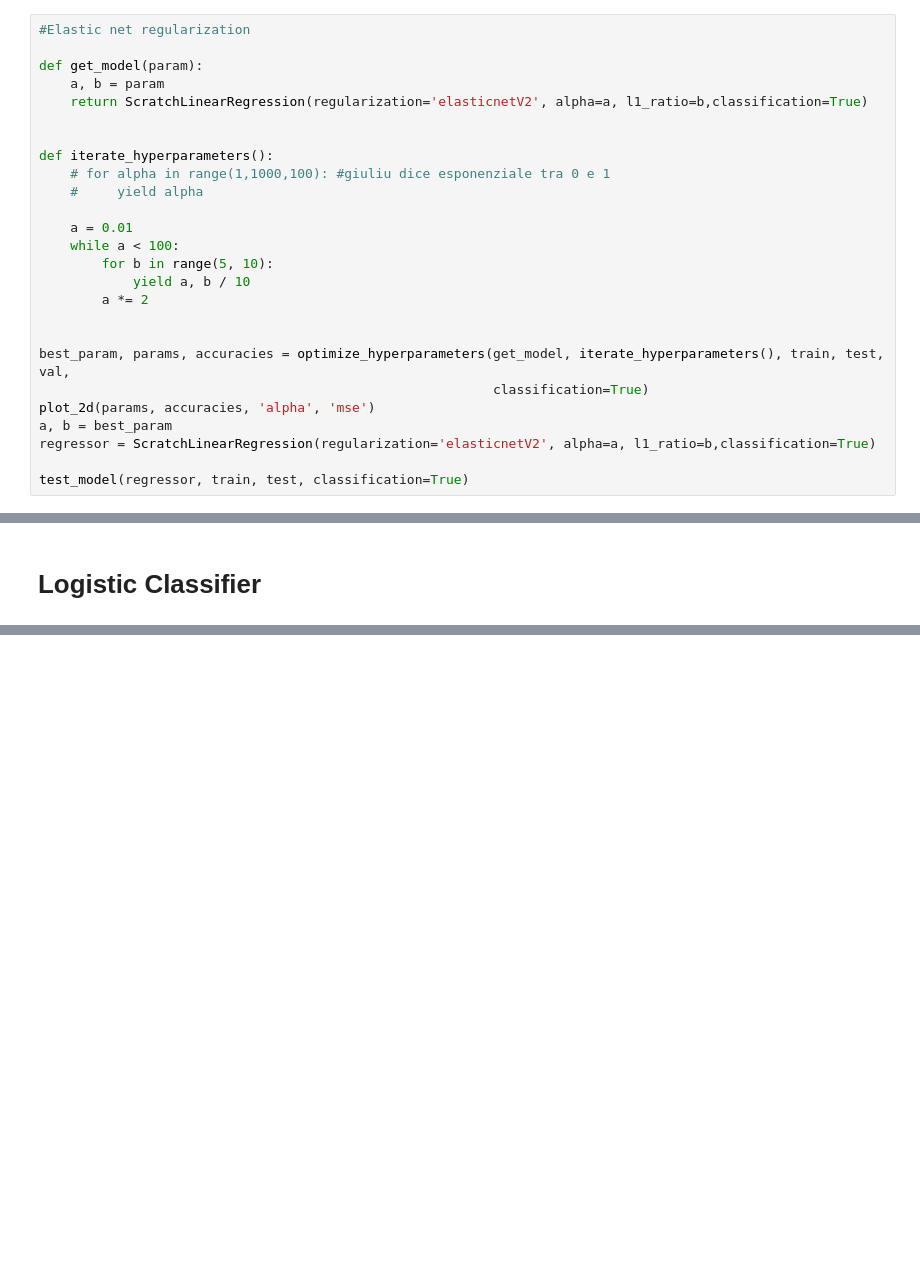
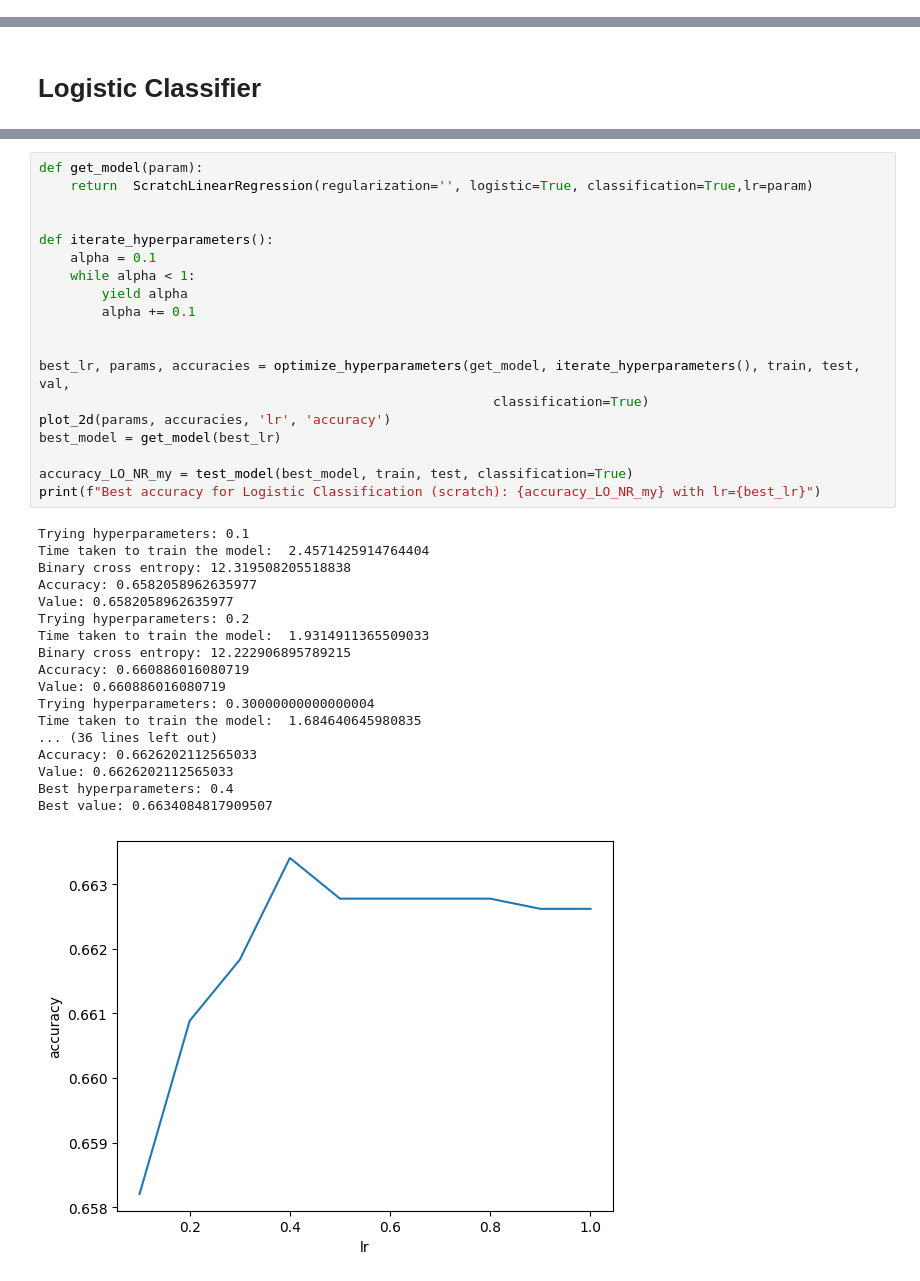
Before and after one commit to VMCvastry/ArtificialInteligenceHomework, a Jupyter notebook: Fondamenti_di_IA_homework_2023_linear_classification.ipynb, the cells around one changed output, grey strips where cells are left out. Drawn from its saved outputs; the diff is of its cells as text; blank space fills up the shorter version.

```diff
--- a/Fondamenti_di_IA_homework_2023_linear_classification.ipynb
+++ b/Fondamenti_di_IA_homework_2023_linear_classification.ipynb
@@ -290,26 +198,0 @@ TypeError: unsupported operand type(s) for -: 'int' and 'list'
-# %%
-#Elastic net regularization
-
-def get_model(param):
-    a, b = param
-    return ScratchLinearRegression(regularization='elasticnetV2', alpha=a, l1_ratio=b,classification=True)
-
-
-def iterate_hyperparameters():
-    # for alpha in range(1,1000,100): #giuliu dice esponenziale tra 0 e 1
-    #     yield alpha
-
-    a = 0.01
-    while a < 100:
-        for b in range(5, 10):
-            yield a, b / 10
-        a *= 2
-
-
-best_param, params, accuracies = optimize_hyperparameters(get_model, iterate_hyperparameters(), train, test, val,
-                                                          classification=True)
-plot_2d(params, accuracies, 'alpha', 'mse')
-a, b = best_param
-regressor = ScratchLinearRegression(regularization='elasticnetV2', alpha=a, l1_ratio=b,classification=True)
-
-test_model(regressor, train, test, classification=True)
@@ -362,0 +234,38 @@ Accuracy: 0.6432084752175558
+# %%
+def get_model(param):
+    return  ScratchLinearRegression(regularization='', logistic=True, classification=True,lr=param)
+
+
+def iterate_hyperparameters():
+    alpha = 0.1
+    while alpha < 1:
+        yield alpha
+        alpha += 0.1
+
+
+best_lr, params, accuracies = optimize_hyperparameters(get_model, iterate_hyperparameters(), train, test, val,
+                                                          classification=True)
+plot_2d(params, accuracies, 'lr', 'accuracy')
+best_model = get_model(best_lr)
+
+accuracy_LO_NR_my = test_model(best_model, train, test, classification=True)
+print(f"Best accuracy for Logistic Classification (scratch): {accuracy_LO_NR_my} with lr={best_lr}")
+# %% [output]
+Trying hyperparameters: 0.1
+Time taken to train the model:  2.4571425914764404
+Binary cross entropy: 12.319508205518838
+Accuracy: 0.6582058962635977
+Value: 0.6582058962635977
+Trying hyperparameters: 0.2
+Time taken to train the model:  1.9314911365509033
+Binary cross entropy: 12.222906895789215
+Accuracy: 0.660886016080719
+Value: 0.660886016080719
+Trying hyperparameters: 0.30000000000000004
+Time taken to train the model:  1.684640645980835
+... (36 lines left out)
+Accuracy: 0.6626202112565033
+Value: 0.6626202112565033
+Best hyperparameters: 0.4
+Best value: 0.6634084817909507
+[figure, added]
```
Also changed, not shown: parts of 26 cells of this notebook.
